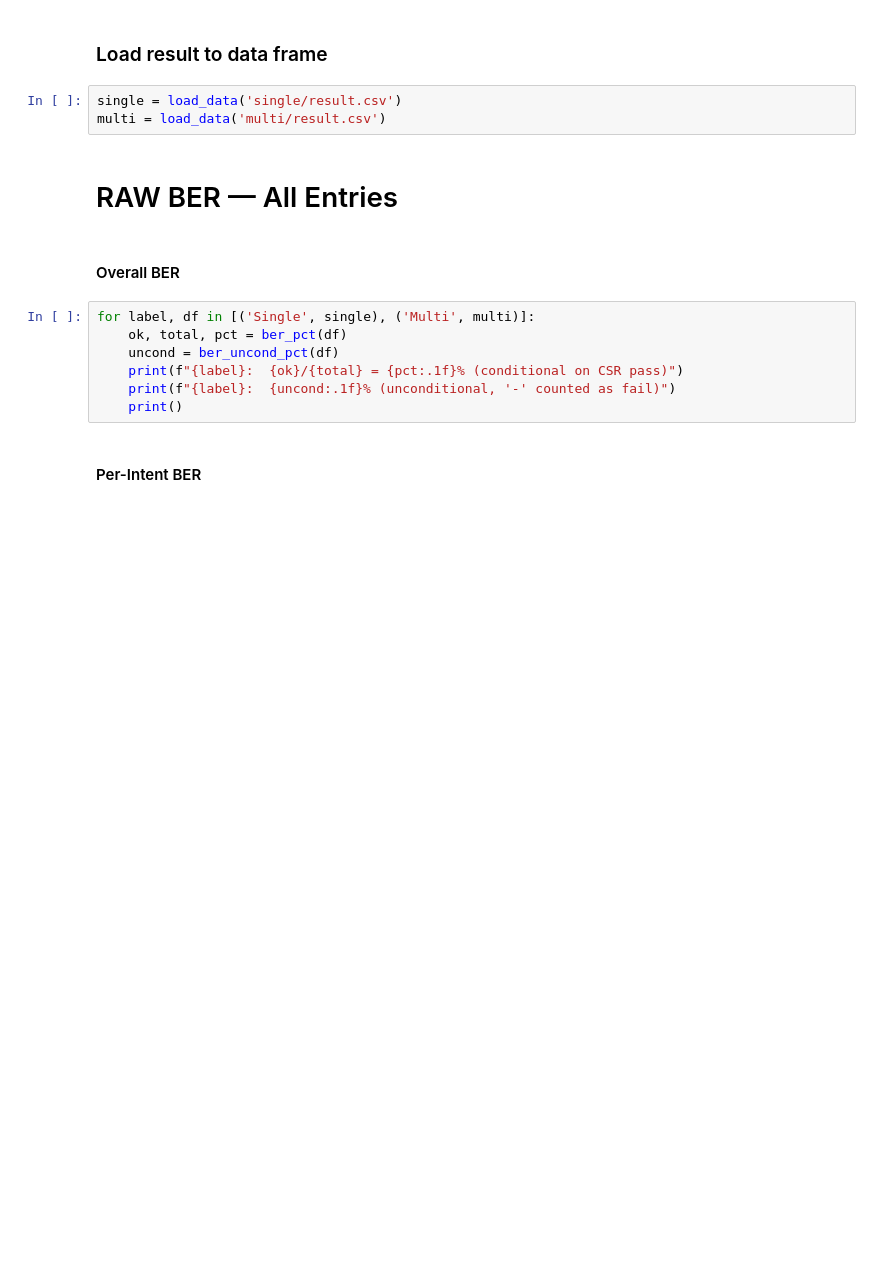
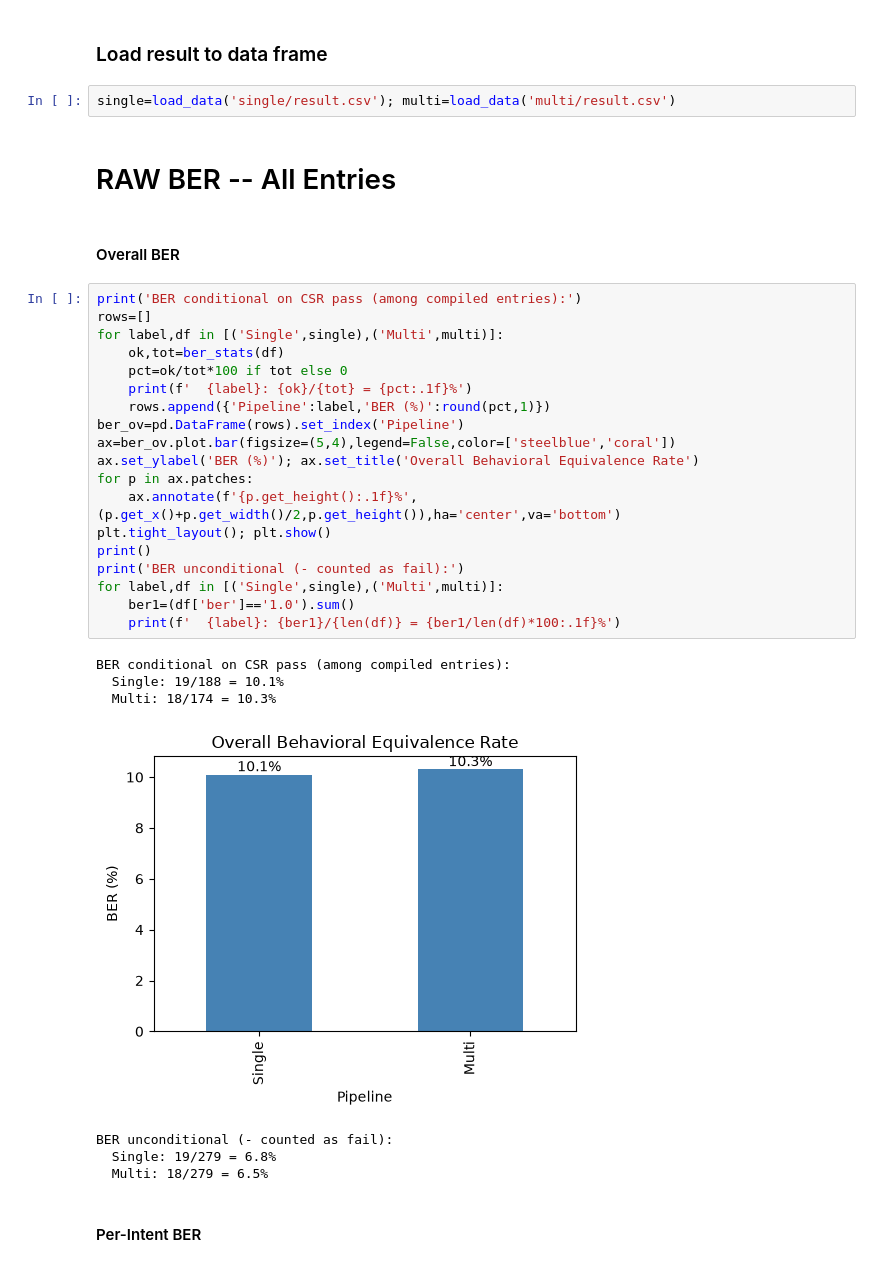
Before and after one commit to horizon-ai-code/horizon-code, a Jupyter notebook: benchmark/results/ber.ipynb, the cells around one changed output. Drawn from its saved outputs; the diff is of its cells as text; blank space fills up the shorter version.

```diff
--- a/benchmark/results/ber.ipynb
+++ b/benchmark/results/ber.ipynb
@@ -17,19 +10,38 @@ def ber_uncond_pct(df):
 # %% [markdown]
 ### Load result to data frame
 # %%
-single = load_data('single/result.csv')
-multi = load_data('multi/result.csv')
+single=load_data('single/result.csv'); multi=load_data('multi/result.csv')
 # %% [markdown]
-# RAW BER — All Entries
+# RAW BER -- All Entries
 # %% [markdown]
 #### Overall BER
-# %%
-for label, df in [('Single', single), ('Multi', multi)]:
-    ok, total, pct = ber_pct(df)
-    uncond = ber_uncond_pct(df)
-    print(f"{label}:  {ok}/{total} = {pct:.1f}% (conditional on CSR pass)")
-    print(f"{label}:  {uncond:.1f}% (unconditional, '-' counted as fail)")
-    print()
+# %%
+print('BER conditional on CSR pass (among compiled entries):')
+rows=[]
+for label,df in [('Single',single),('Multi',multi)]:
+    ok,tot=ber_stats(df)
+    pct=ok/tot*100 if tot else 0
+    print(f'  {label}: {ok}/{tot} = {pct:.1f}%')
+    rows.append({'Pipeline':label,'BER (%)':round(pct,1)})
+ber_ov=pd.DataFrame(rows).set_index('Pipeline')
+ax=ber_ov.plot.bar(figsize=(5,4),legend=False,color=['steelblue','coral'])
+ax.set_ylabel('BER (%)'); ax.set_title('Overall Behavioral Equivalence Rate')
+for p in ax.patches:
+    ax.annotate(f'{p.get_height():.1f}%',(p.get_x()+p.get_width()/2,p.get_height()),ha='center',va='bottom')
+plt.tight_layout(); plt.show()
+print()
+print('BER unconditional (- counted as fail):')
+for label,df in [('Single',single),('Multi',multi)]:
+    ber1=(df['ber']=='1.0').sum()
+    print(f'  {label}: {ber1}/{len(df)} = {ber1/len(df)*100:.1f}%')
+# %% [output]
+BER conditional on CSR pass (among compiled entries):
+  Single: 19/188 = 10.1%
+  Multi: 18/174 = 10.3%
+[figure, added]
+BER unconditional (- counted as fail):
+  Single: 19/279 = 6.8%
+  Multi: 18/279 = 6.5%
 # %% [markdown]
 #### Per-Intent BER
 # %%
```
Also changed, not shown: parts of 8 cells of this notebook, 6 other files.
